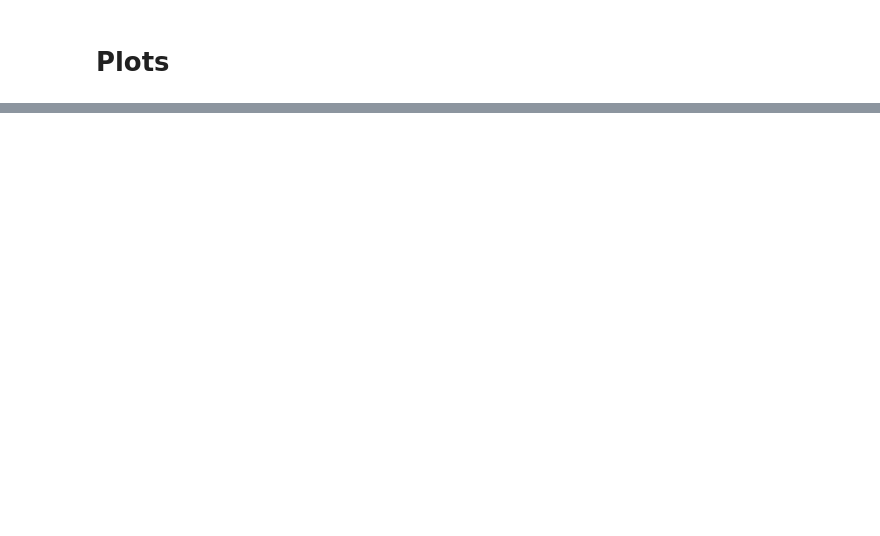
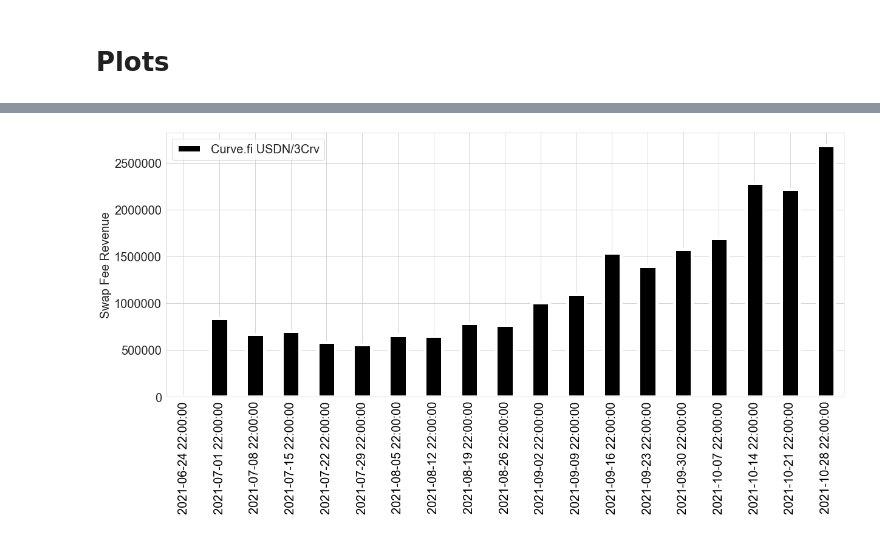
Before and after one commit to bout3fiddy/on-chain-analytics, a Jupyter notebook: notebooks/curve-analysis/curve-pool-simulation/revenue_vs_emissions_analysis.ipynb, the cells around one changed output, grey strips where cells are left out. Cells and saved outputs as stored; diff of their text form; code cells hidden in the pictures; blank space fills up the shorter version.

```diff
--- a/notebooks/curve-analysis/curve-pool-simulation/revenue_vs_emissions_analysis.ipynb
+++ b/notebooks/curve-analysis/curve-pool-simulation/revenue_vs_emissions_analysis.ipynb
@@ -101,0 +117,4 @@ plot_lineplot(tricrypto_data, column='swap_fee_revenue')
+# %%
+usdn_data = data[data.pool_addr=="0x0f9cb53Ebe405d49A0bbdBD291A65Ff571bC83e1"]
+usdn_data['swap_fee_revenue'] = usdn_data.virtual_price_diff * tripool_data.total_supply_lp_token
+usdn_data
@@ -101,0 +147,4 @@ plot_lineplot(tricrypto_data, column='swap_fee_revenue')
+# %%
+plot_barplot(usdn_data, column='swap_fee_revenue')
+# %% [output]
+[figure, added]
```
Also changed, not shown: parts of 17 cells of this notebook, 2 other files.
